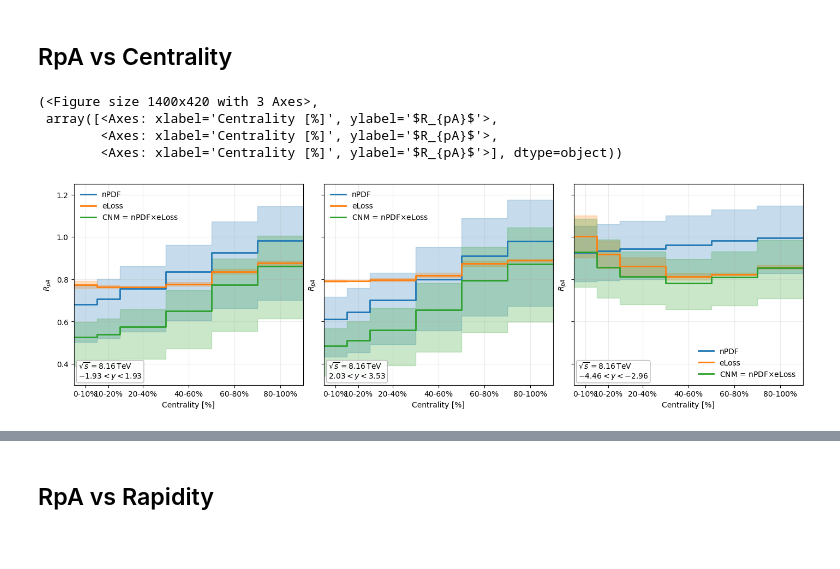
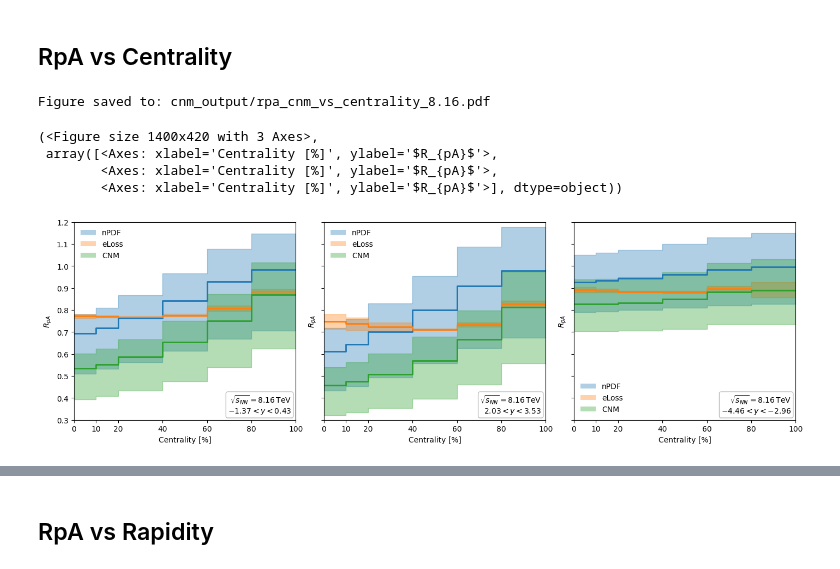
Before and after one commit to sabinthapa100/charmonia_combined_analysis, a Jupyter notebook: CNM_LHC.ipynb, the cells around one changed output, grey strips where cells are left out. Cells and saved outputs as stored; diff of their text form; code cells hidden in the pictures.

```diff
--- a/CNM_LHC.ipynb
+++ b/CNM_LHC.ipynb
@@ -37,19 +38,19 @@ def load_system(energy="8TeV", *, choose=None, log_level=20):
 CENT_EDGES = [0,10,20,40,60,80,100]   # matches your eloss bins by default
 
 # analysis windows
-Y_WINDOWS   = [(-1.93, 1.93), (2.03, 3.53), (-4.46, -2.96)]  # example set
-PT_RANGE    = (0.1, 20.0)
+Y_WINDOWS   = [(-1.37,0.43), (2.03, 3.53), (-4.46, -2.96)]  # example set (-1.37,0.43), (-1.93, 1.93)
+PT_RANGE    = (0.0, 20.0)
 Y_BINW      = 0.5
 PT_BINW     = 2.5
 Y_RANGE = (-5, 5)
 
 # ---------- tiny utilities ----------
 C_NPDF, C_ELOSS, C_CNM = "#1f77b4", "#ff7f0e", "#2ca02c"
-BAND_ALPHA = 0.25
+BAND_ALPHA = 0.35
 # %%
 ## Load data
-sys8 = load_system("8TeV", choose=["output_qhat0_0.051","output_qhat0_0.09"])
-cent_table8 = sys8["model"].centrality_table(CENT_EDGES, sigmaNN_mb=sys8["sigma_mb"])
+sys = load_system("8TeV", choose=["output_qhat0_0.051","output_qhat0_0.09"])
+cent_table = sys["model"].centrality_table(CENT_EDGES, sigmaNN_mb=sys["sigma_mb"])
 # %% [output]
 [INFO] Loaded 0-10
 [INFO] Loaded 10-20
@@ -188,6 +189,18 @@ def eloss_mean_band(label: str, y_range, pt_range):
     except Exception:
         # single run without band
         return float(c), float(c), float(c)
+
+import re
+def _extract_energy_tag(lbl):
+    if not lbl:
+        return "energy"
+    # prefer "... TeV" or "\mathrm{TeV}" patterns
+    m = re.search(r'(\d+(?:\.\d+)?)\s*(?:TeV|\\mathrm\{TeV\})', str(lbl))
+    if m:
+        return f"{float(m.group(1)):.2f}"
+    # fallback: first float-like number
+    m = re.search(r'(\d+(?:\.\d+)?)', str(lbl))
+    return f"{float(m.group(1)):.2f}" if m else "energy"
 # %% [markdown]
 ## RpA vs Centrality
 # %%
@@ -335,15 +377,16 @@ def figure_rpa_vs_centrality_3panels(y_windows, *, cent_edges, cent_table,
     return fig, axes
 # %%
-
 figure_rpa_vs_centrality_3panels(
-    Y_WINDOWS, cent_edges=CENT_EDGES, cent_table=cent_table8,
-    model=sys8["model"], npdf=sys8["npdf"], rgrid=sys8["rgrid"], eloss_run=sys8["E"],
-    sigma_mb=sys8["sigma_mb"], components=("npdf","eloss","cnm"),
-    xmode="centrality", ylim=(0.30,1.25), energy_label=sys8["energy_label"]
+    Y_WINDOWS, cent_edges=CENT_EDGES, cent_table=cent_table,
+    model=sys["model"], npdf=sys["npdf"], rgrid=sys["rgrid"], eloss_run=sys["E"],
+    sigma_mb=sys["sigma_mb"], components=("npdf","eloss","cnm"),
+    xmode="centrality", ylim=(0.30,1.2), energy_label=sys["energy_label"],
+    show_grid=False, note_xy=(0.98,0.02), note_ha="right", note_va="bottom"
 )
 # %% [output]
-(<Figure size 1400x420 with 3 Axes>,
- array([<Axes: xlabel='Centrality [%]', ylabel='$R_{pA}$'>,
-        <Axes: xlabel='Centrality [%]', ylabel='$R_{pA}$'>,
-        <Axes: xlabel='Centrality [%]', ylabel='$R_{pA}$'>], dtype=object))
+Figure saved to: cnm_output/rpa_cnm_vs_centrality_8.16.pdf
+(<Figure size 1400x420 with 3 Axes>,
+ array([<Axes: xlabel='Centrality [%]', ylabel='$R_{pA}$'>,
+        <Axes: xlabel='Centrality [%]', ylabel='$R_{pA}$'>,
+        <Axes: xlabel='Centrality [%]', ylabel='$R_{pA}$'>], dtype=object))
-[figure, old version]
+[figure, new version]
```
Also changed, not shown: parts of 9 cells of this notebook, 57 other files.
